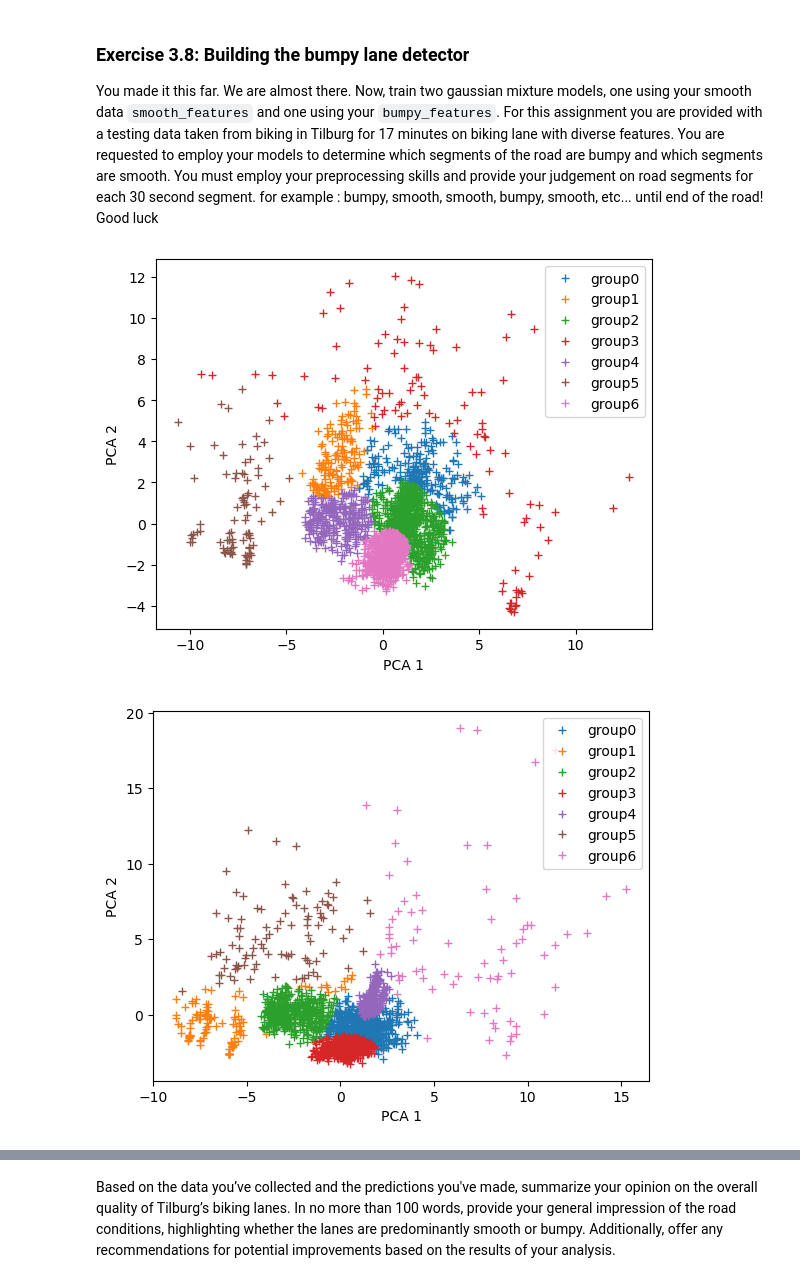
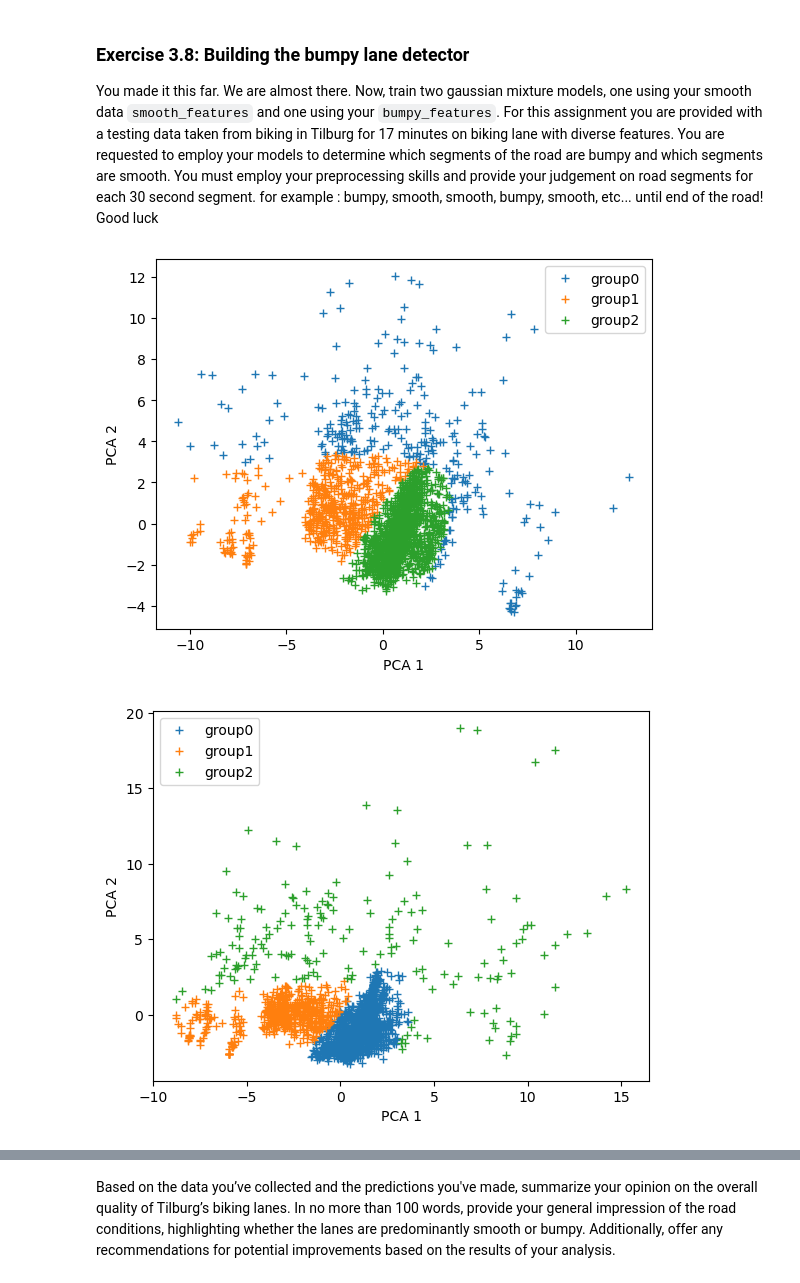
Before and after one commit to fbouwman01/Assignment-1b-data-analysis-for-bumpy-lane-detection, a Jupyter notebook: Template_1b.ipynb, the cells around one changed output, grey strips where cells are left out. Cells and saved outputs as stored; diff of their text form; code cells hidden in the pictures.

```diff
--- a/Template_1b.ipynb
+++ b/Template_1b.ipynb
@@ -540,12 +550,24 @@ Create a function `gamma = expectation_step(X, means, covs, rho)` that accepts t
 # %%
 #// BEGIN_TODO  Complete the expectation_step(X, means, covs, rho) function
 def expectation_step(X,means,covs,rho):
+    """The function calculates the responsibility (gemma) for Gaussian Mixing Moddeling.
+    input: Data (X), Mean of cluster (means), Covariante matrix of clusters (covs), mixing coefficients (rho)
+    output: responsibilities (gamma)
+
+    """
+    #initializing gamma matrix
     gamma = np.zeros([np.size(X,0),len(rho)])
+
+
     for j in range(np.size(X,0)):
         for i in range(len(rho)):
-            p = X[j,:]
+
+            # calulates the total responsibility
             sum_norm = sum(rho[k]*multivariate_normal.pdf(X[j,:],means[k],covs[k]) for k in range(len(means)))
+
+            #calulates the responsibility for a cluster
             gamma[j,i] = rho[i]*multivariate_normal.pdf(X[j,:],means[i],covs[i])/sum_norm
+    # checks if the sum of all responsibility for one point is 1
     assert (abs(np.sum(gamma,1)-1)<1e-5).any(), "model did not reach the right conclussion"
     return np.array(gamma)
 #// END_TODO
@@ -593,6 +630,13 @@ Create a function `J = loglikelihood(X, means, covs, rho)` that accepts the data
 # %%
 #// BEGIN_TODO Complete the loglikelihood(X, means, covs, rho) function
 def loglikelihood(X,means,covs, rho):
+    """The function calculates the log-likelihood of a given dataset with a certain Gassian mixture model.
+    input: Data (X), Mean of cluster (means), Covariante matrix of clusters (covs), mixing coefficients (rho)
+    output: log-likelihood
+
+
+    """
+
     return sum((np.log(sum(rho[k]*multivariate_normal.pdf(X[n,:],means[k],covs[k])
                 for k in range(len(rho)))) for n in range(np.size(X,0))))
 
@@ -620,6 +664,11 @@ The function should return all the parameters of the trained Gaussian mixture mo
 # %%
 #// BEGIN_TODO Complete the GMM_modeling(X, K, nr_iterations) function
 def GMM_modeling(X, K, nr_iterations):
+    """ The function aplies the gassian mixture moddeling at a dataset.
+    input: Data (X), number of clusters (K), max iterations (nr_iterations)
+    output: Mean of cluster (means), Covariante matrix of clusters (covs), mixing coefficients (rho), responsibility (gamma), log-likelihood (J)
+
+    """
     means,covs,rho = initialize_GMM(X, K)
 
     J=[]
@@ -656,6 +706,12 @@ Now that you have an end to end understanding of GMM pipeline, implement your ha
 #// BEGIN_TODO Complete the initialize_GMM(X, K) function
 combined_features = np.load('combinedfeatures.npy')
 def label(X,gamma):
+    """The function labels the data. Where the number of labels is the number of columns of the given matrix (gamma).
+      The highest number of the column is used to determine the label.
+      input: Data (X), Matrix for labels (gamma):
+      output: labels (labels), names of labels (index)
+
+      """
     index = np.array(range(np.size(gamma,1)))
     labels=[]
     for i in range(0,np.size(X,0)):
@@ -667,6 +723,11 @@ pca_com_feat = PCA(n_components=2).fit_transform(combined_features)
 means, covs, rho, gamma, J = GMM_modeling(pca_com_feat, 2, 10)
 
 def plot_GMM_eig(X,gamma):
+    """The function determines the group of the data using the label function and plots the data per label.
+      input: Data (X), Matrix for labels (gamma):
+      output: -
+
+      """
     labels, index = label(X,gamma)
     for lab in index:
         plt.plot(X[lab==labels,0],X[lab==labels,1],"+",label = "group" + str(lab))
@@ -779,25 +853,25 @@ Good luck
 # %%
 #// BEGIN_TODO train two GMM models
 bumpy_features = np.load('bumpyfeatures.npy')
 smooth_features = np.load('smoothfeatures.npy')
 
 
 
 bumpy_pca = PCA_model.transform(bumpy_features)
 smooth_pca = PCA_model.transform(smooth_features)
 
-Num_groups=7
+Num_groups=3
 
 means_sm, covs_sm, rho_sm, gamma_sm, J_sm = GMM_modeling(smooth_pca, Num_groups, 10)
 means_bu, covs_bu, rho_bu, gamma_bu, J_bu = GMM_modeling(bumpy_pca , Num_groups, 10)
 
 plot_GMM_eig(bumpy_pca,gamma_bu)
 plot_GMM_eig(smooth_pca,gamma_sm)
 
 #// END_TODO
 # %% [output]
-[figure, old version]
+[figure, new version]
-[figure, old version]
+[figure, new version]
 # %%
 #// BEGIN_TODO Preproces Tilburg data
 def process_segment(mat,fun,L,K):
```
Also changed, not shown: parts of 11 cells of this notebook.
